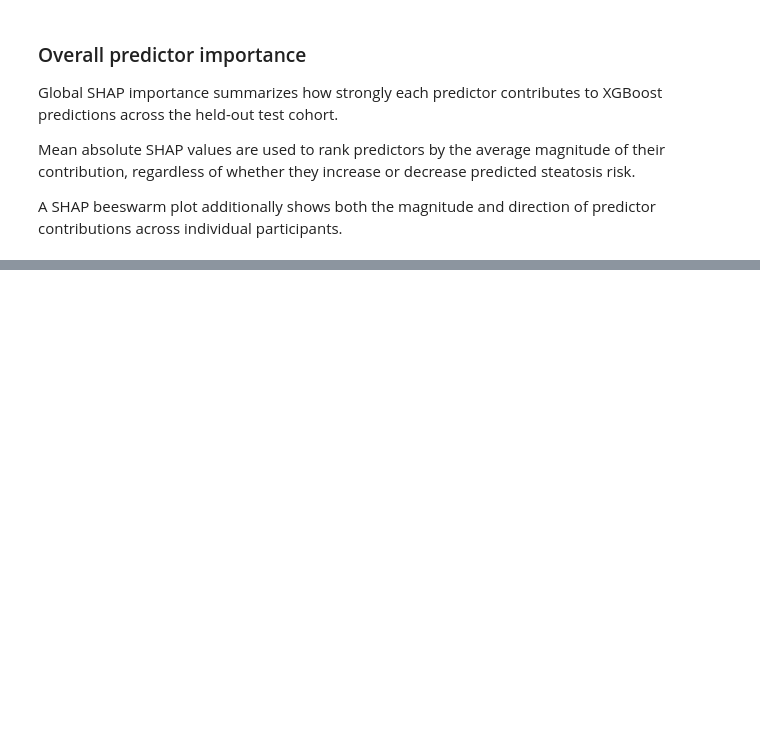
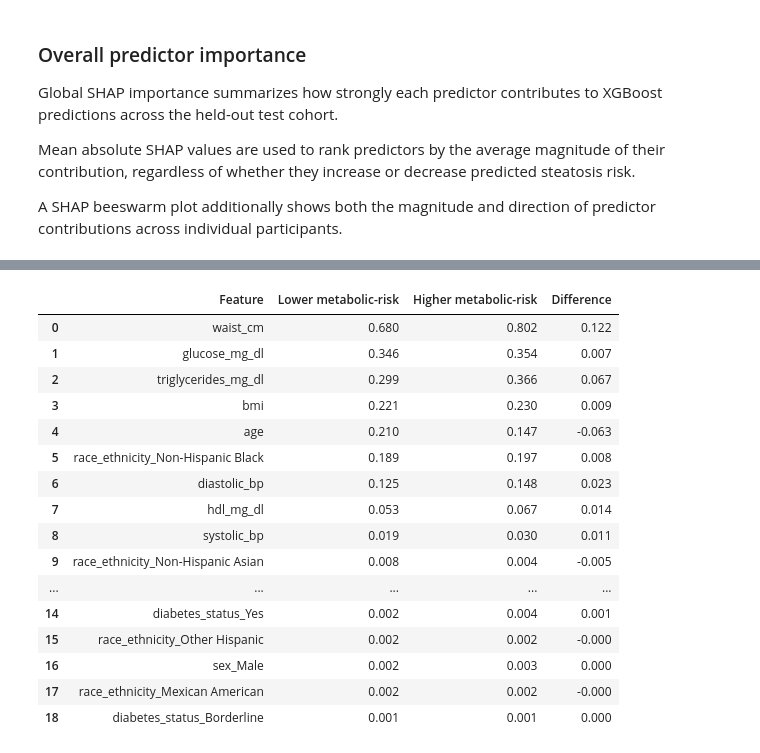
Before and after one commit to AryanSaraf/nhanes-steatosis, a Jupyter notebook: notebooks/04-evaluation-interpretation.ipynb, the cells around one changed output, grey strips where cells are left out. Saved outputs shown, nothing was run; the diff lists cells and outputs as text; code cells hidden in the pictures; blank space fills up the shorter version.

```diff
--- a/notebooks/04-evaluation-interpretation.ipynb
+++ b/notebooks/04-evaluation-interpretation.ipynb
@@ -739,0 +751,54 @@ Mean absolute SHAP values describe the magnitude of a predictor's contribution b
+# %%
+lower_mask = (
+    test_df["metabolic_phenotype"] == "Lower metabolic-risk"
+).to_numpy()
+
+higher_mask = (
+    test_df["metabolic_phenotype"] == "Higher metabolic-risk"
+).to_numpy()
+
+lower_importance = np.abs(
+    shap_values.values[lower_mask]
+).mean(axis=0)
+
+higher_importance = np.abs(
+    shap_values.values[higher_mask]
+).mean(axis=0)
+
+phenotype_shap = pd.DataFrame({
+    "Feature": feature_names,
+    "Lower metabolic-risk": lower_importance,
+    "Higher metabolic-risk": higher_importance,
+})
+
+phenotype_shap["Difference"] = (
+    phenotype_shap["Higher metabolic-risk"]
+    - phenotype_shap["Lower metabolic-risk"]
+)
+
+phenotype_shap = phenotype_shap.sort_values(
+    "Lower metabolic-risk",
+    ascending=False,
+)
+
+display(
+    phenotype_shap.reset_index(drop=True).round(3)
+)
+# %% [output]
+|  | Feature | Lower metabolic-risk | Higher metabolic-risk | Difference |
+| 0 | waist_cm | 0.680 | 0.802 | 0.122 |
+| 1 | glucose_mg_dl | 0.346 | 0.354 | 0.007 |
+| 2 | triglycerides_mg_dl | 0.299 | 0.366 | 0.067 |
+| 3 | bmi | 0.221 | 0.230 | 0.009 |
+| 4 | age | 0.210 | 0.147 | -0.063 |
+| 5 | race_ethnicity_Non-Hispanic Black | 0.189 | 0.197 | 0.008 |
+| 6 | diastolic_bp | 0.125 | 0.148 | 0.023 |
+| 7 | hdl_mg_dl | 0.053 | 0.067 | 0.014 |
+| 8 | systolic_bp | 0.019 | 0.030 | 0.011 |
+| 9 | race_ethnicity_Non-Hispanic Asian | 0.008 | 0.004 | -0.005 |
+| ... | ... | ... | ... | ... |
+| 14 | diabetes_status_Yes | 0.002 | 0.004 | 0.001 |
+| 15 | race_ethnicity_Other Hispanic | 0.002 | 0.002 | -0.000 |
+| 16 | sex_Male | 0.002 | 0.003 | 0.000 |
+| 17 | race_ethnicity_Mexican American | 0.002 | 0.002 | -0.000 |
+| 18 | diabetes_status_Borderline | 0.001 | 0.001 | 0.000 |
```
Also changed, not shown: parts of 5 cells of this notebook.
